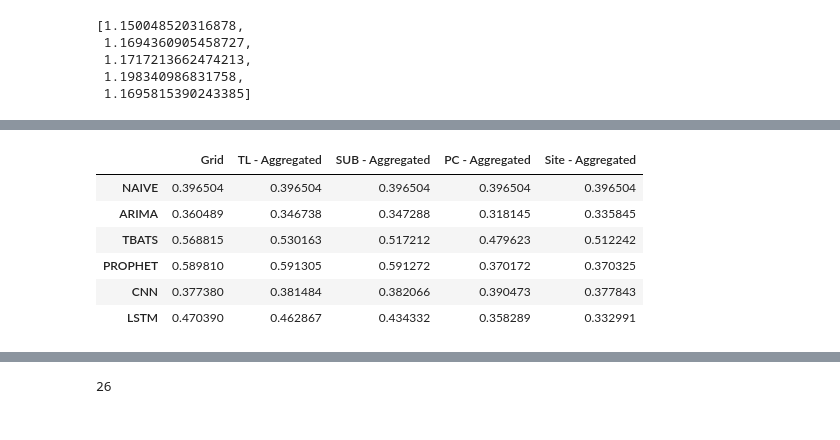
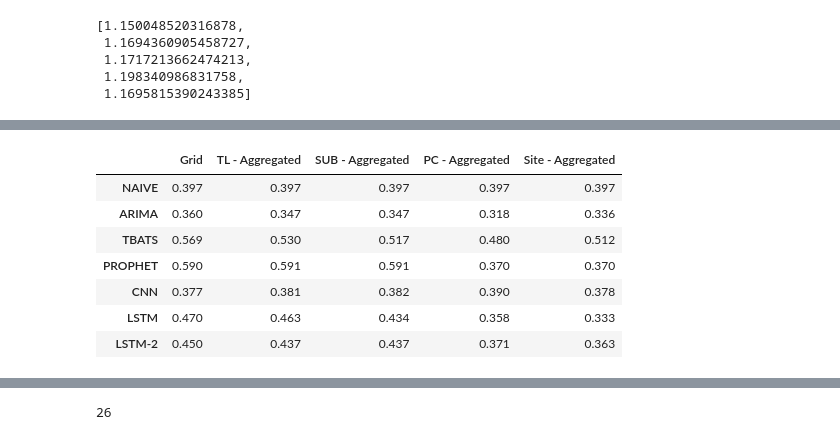
Before and after one commit to ManeeshaPerera/HTCNN-Forecasting, a Jupyter notebook: notebooks/dnn-results-comparison.ipynb, the cells around one changed output, grey strips where cells are left out. Drawn from its saved outputs; the diff is of its cells as text; code cells hidden in the pictures.

```diff
--- a/notebooks/dnn-results-comparison.ipynb
+++ b/notebooks/dnn-results-comparison.ipynb
@@ -349,3 +359,5 @@ grid_error_tcn_rmse, grid_error_dist_tcn_rmse = mase_grid('cnn_results/tcn_new/d
+# %%
+grid_error_lstm2_rmse, grid_error_dist_lstm2_rmse = mase_grid('lstm_results/lstm2', "RMSE")
 # %%
 # grid_error_tcn
 # %%
@@ -378,21 +392,24 @@ mase_final_results.to_csv('mase_results.csv')
 # %%
 lstm = get_df_method(grid_error_rmse, "LSTM")
 tcn = get_df_method(grid_error_tcn_rmse, "CNN")
 arima = get_df_method(grid_error_arima_rmse, "ARIMA")
 tbats = get_df_method(grid_error_tbats_rmse, "TBATS")
 prophet = get_df_method(grid_error_prophet_rmse, "PROPHET")
 naive = get_df_method(grid_error_naive_rmse, "NAIVE")
+lstm2 = get_df_method(grid_error_lstm2_rmse, "LSTM-2")
 
-nrmse_final_results = pd.concat([naive, arima, tbats, prophet, tcn, lstm])
+
+nrmse_final_results = pd.concat([naive, arima, tbats, prophet, tcn, lstm, lstm2]).round(3)
 nrmse_final_results
 # %% [output]
 |  | Grid | TL - Aggregated | SUB - Aggregated | PC - Aggregated | Site - Aggregated |
-| NAIVE | 0.396504 | 0.396504 | 0.396504 | 0.396504 | 0.396504 |
-| ARIMA | 0.360489 | 0.346738 | 0.347288 | 0.318145 | 0.335845 |
-| TBATS | 0.568815 | 0.530163 | 0.517212 | 0.479623 | 0.512242 |
-| PROPHET | 0.589810 | 0.591305 | 0.591272 | 0.370172 | 0.370325 |
-| CNN | 0.377380 | 0.381484 | 0.382066 | 0.390473 | 0.377843 |
-| LSTM | 0.470390 | 0.462867 | 0.434332 | 0.358289 | 0.332991 |
+| NAIVE | 0.397 | 0.397 | 0.397 | 0.397 | 0.397 |
+| ARIMA | 0.360 | 0.347 | 0.347 | 0.318 | 0.336 |
+| TBATS | 0.569 | 0.530 | 0.517 | 0.480 | 0.512 |
+| PROPHET | 0.590 | 0.591 | 0.591 | 0.370 | 0.370 |
+| CNN | 0.377 | 0.381 | 0.382 | 0.390 | 0.378 |
+| LSTM | 0.470 | 0.463 | 0.434 | 0.358 | 0.333 |
+| LSTM-2 | 0.450 | 0.437 | 0.437 | 0.371 | 0.363 |
 # %%
 nrmse_final_results.to_csv('nrmse_results.csv')
 # %%
```
Also changed, not shown: parts of 9 cells of this notebook, 15 other files.
